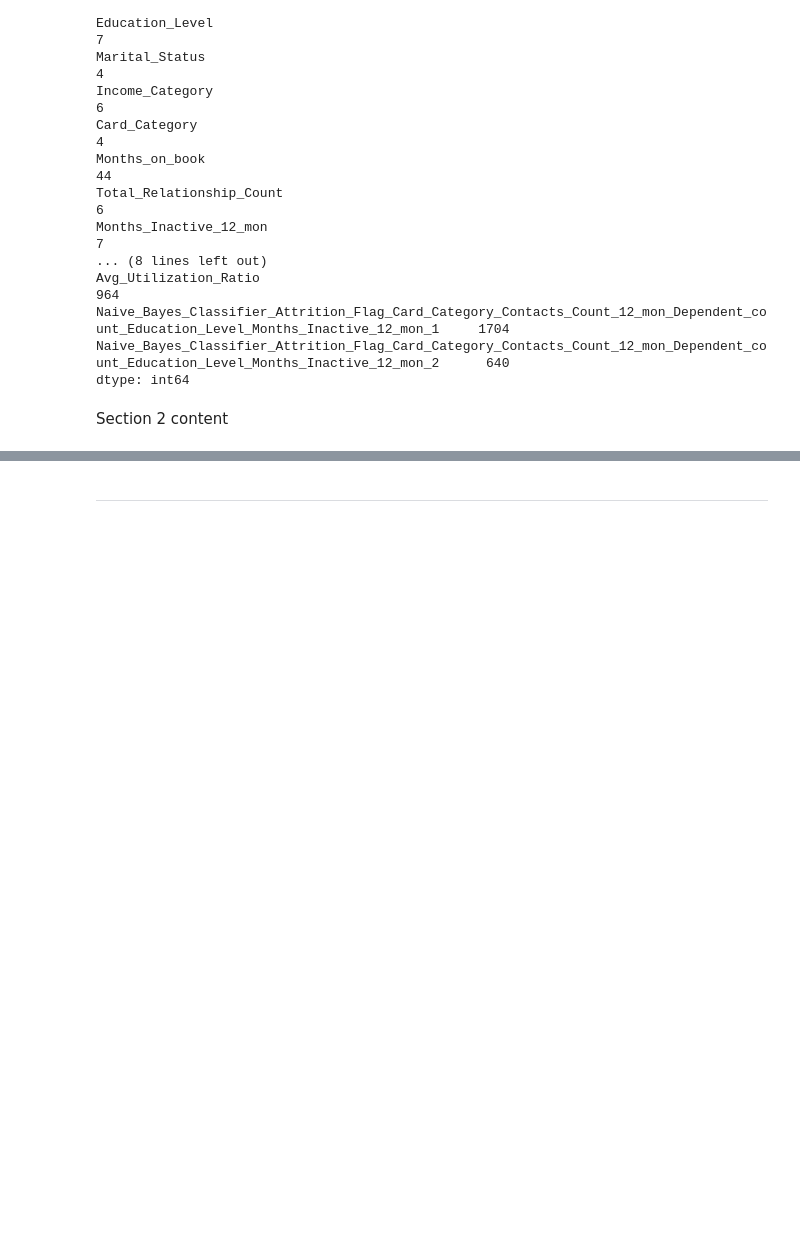
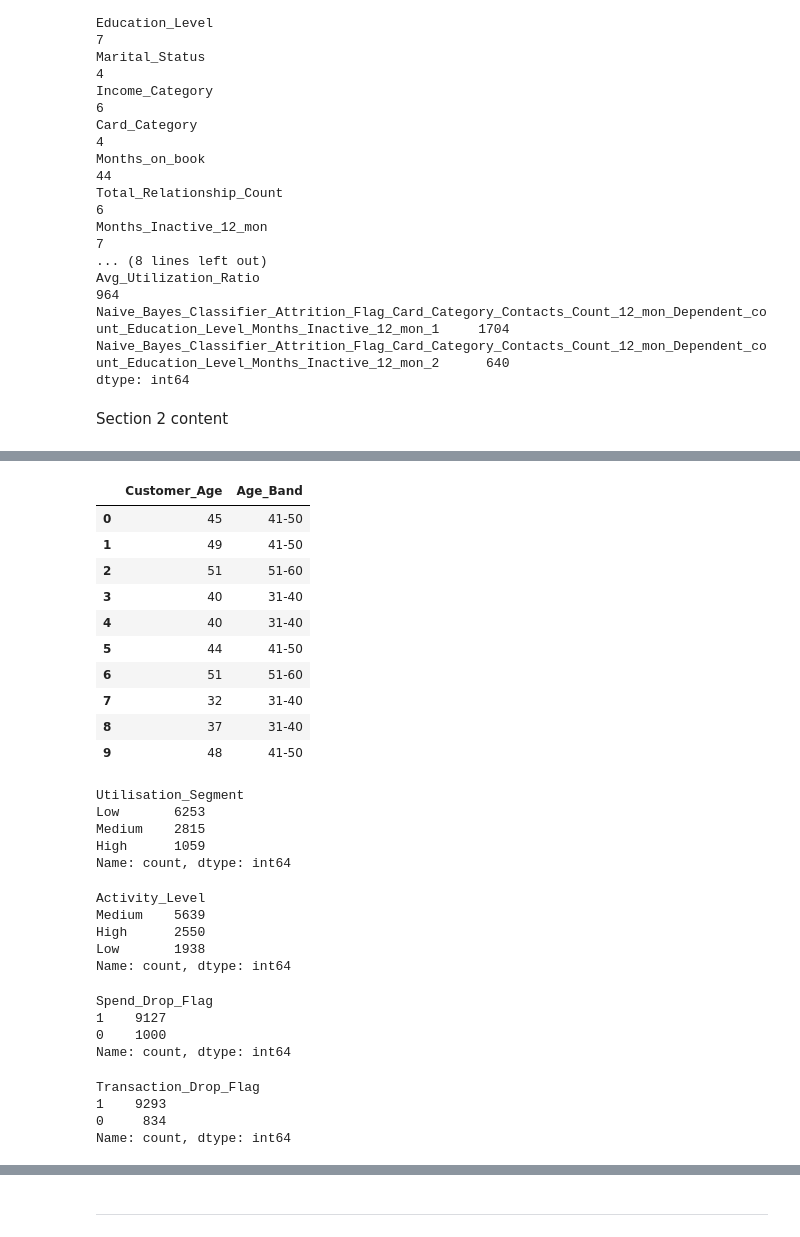
Before and after one commit to funmiafola/Credit_Card_Customer_Churn_Project, a Jupyter notebook: jupyter_notebooks/ETL.ipynb, the cells around one changed output, grey strips where cells are left out. Saved outputs shown, nothing was run; the diff lists cells and outputs as text; code cells hidden in the pictures; blank space fills up the shorter version.

```diff
--- a/jupyter_notebooks/ETL.ipynb
+++ b/jupyter_notebooks/ETL.ipynb
@@ -152,0 +218,16 @@ Section 2 content
+# %%
+# Creating Age Bands
+df_clean["Age_Band"] = pd.cut(df_clean["Customer_Age"], bins=[18, 30, 40, 50, 60, 100], labels=["18-30", "31-40", "41-50", "51-60", "60+"], include_lowest=True)
+df_clean[["Customer_Age", "Age_Band"]].head(10)
+# %% [output]
+|  | Customer_Age | Age_Band |
+| 0 | 45 | 41-50 |
+| 1 | 49 | 41-50 |
+| 2 | 51 | 51-60 |
+| 3 | 40 | 31-40 |
+| 4 | 40 | 31-40 |
+| 5 | 44 | 41-50 |
+| 6 | 51 | 51-60 |
+| 7 | 32 | 31-40 |
+| 8 | 37 | 31-40 |
+| 9 | 48 | 41-50 |
@@ -152,0 +237,40 @@ Section 2 content
+# %%
+df_clean[["Avg_Utilization_Ratio", "Utilisation_Segment"]].head(10)
+df_clean["Utilisation_Segment"].value_counts()
+# %% [output]
+Utilisation_Segment
+Low       6253
+Medium    2815
+High      1059
+Name: count, dtype: int64
+# %%
+# Creating Activity_Level Segments
+df_clean["Activity_Level"] = pd.cut(df_clean["Total_Trans_Ct"], bins=[0, 40, 80, 200], labels=["Low", "Medium", "High"], include_lowest=True)
+df_clean[["Total_Trans_Ct", "Activity_Level"]].head(10)
+df_clean["Activity_Level"].value_counts()
+# %% [output]
+Activity_Level
+Medium    5639
+High      2550
+Low       1938
+Name: count, dtype: int64
+# %%
+# Creating spend_Drop flag
+df_clean["Spend_Drop_Flag"] = (df_clean["Total_Amt_Chng_Q4_Q1"] < 1).astype(int )
+df_clean[["Total_Amt_Chng_Q4_Q1", "Spend_Drop_Flag"]].head(10)
+df_clean["Spend_Drop_Flag"].value_counts()
+# %% [output]
+Spend_Drop_Flag
+1    9127
+0    1000
+Name: count, dtype: int64
+# %%
+# Creating Transaction _Drop flag
+df_clean["Transaction_Drop_Flag"] = (df_clean["Total_Ct_Chng_Q4_Q1"] < 1).astype(int )
+df_clean[["Total_Ct_Chng_Q4_Q1", "Transaction_Drop_Flag"]].head(10)
+df_clean["Transaction_Drop_Flag"].value_counts()
+# %% [output]
+Transaction_Drop_Flag
+1    9293
+0     834
+Name: count, dtype: int64
```
Also changed, not shown: parts of 21 cells of this notebook, 1 other file.
